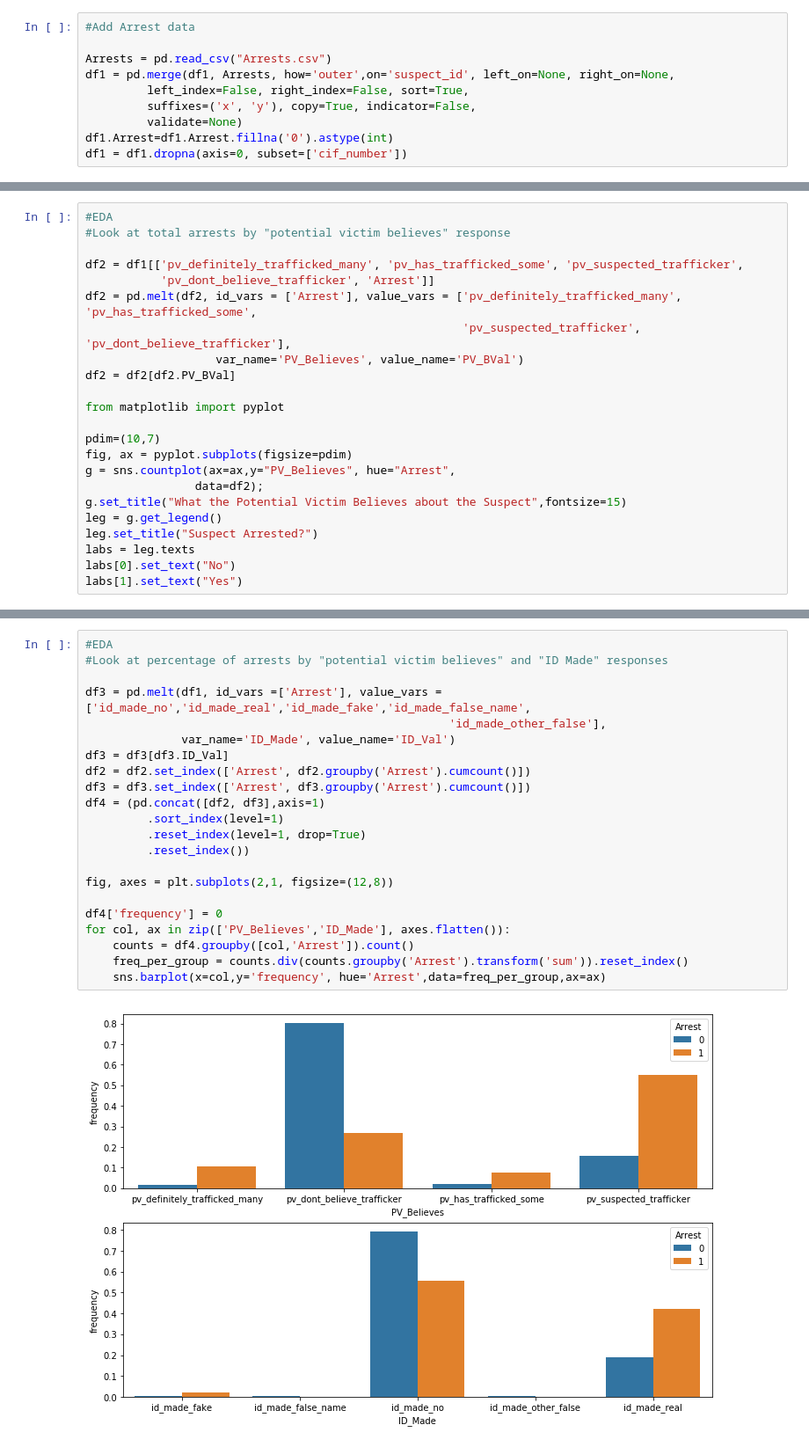
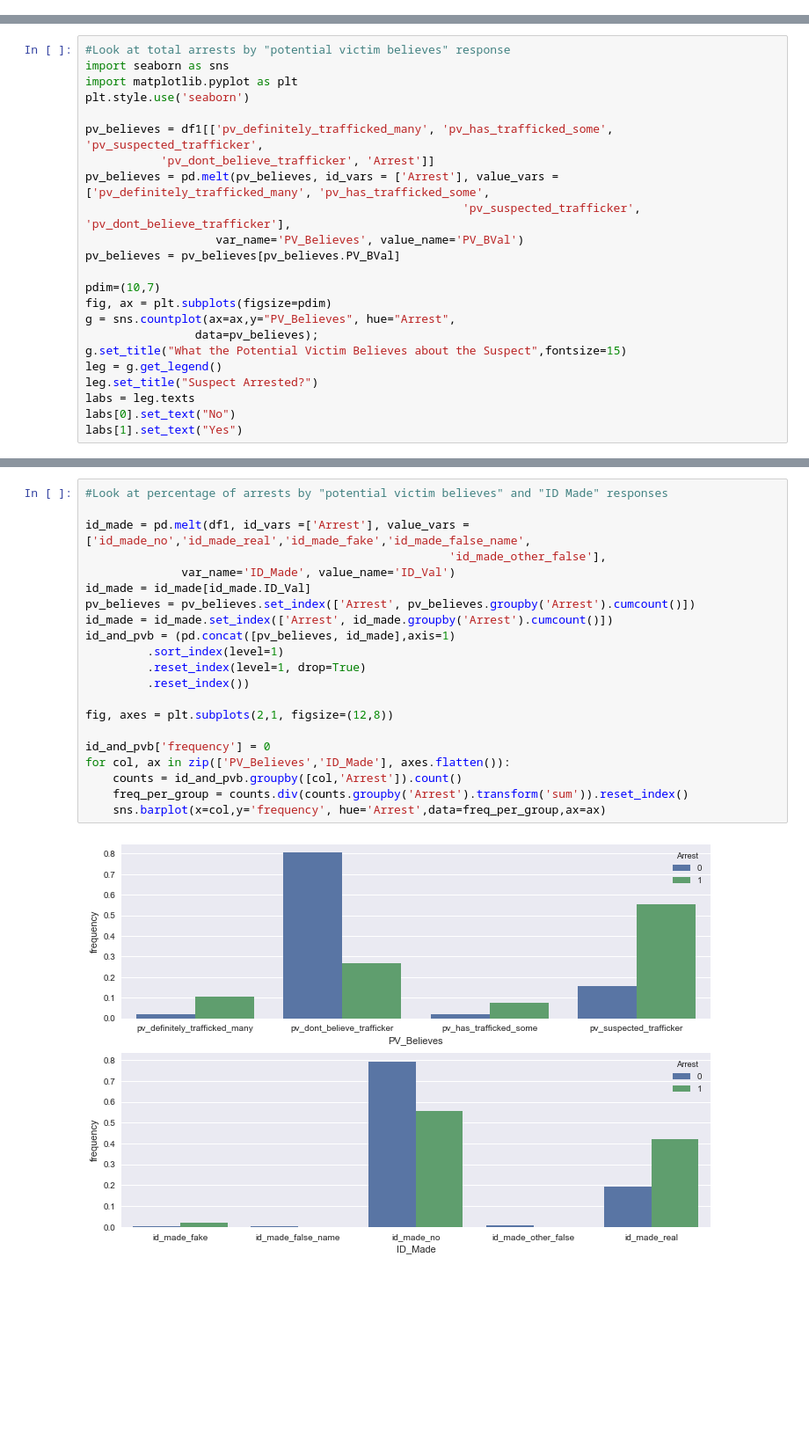
Before and after one commit to jahudlow/Data_Fellowship_Project, a Jupyter notebook: CD.ipynb, the cells around one changed output, grey strips where cells are left out. Shown at 88% size. Cells and saved outputs as stored; diff of their text form; blank space fills up the shorter version.

```diff
--- a/CD.ipynb
+++ b/CD.ipynb
@@ -56,10 +54,0 @@ df1.shape
-# %%
-#Add Arrest data
-
-Arrests = pd.read_csv("Arrests.csv")
-df1 = pd.merge(df1, Arrests, how='outer',on='suspect_id', left_on=None, right_on=None,
-         left_index=False, right_index=False, sort=True,
-         suffixes=('x', 'y'), copy=True, indicator=False,
-         validate=None)
-df1.Arrest=df1.Arrest.fillna('0').astype(int)
-df1 = df1.dropna(axis=0, subset=['cif_number'])
@@ -66,20 +57,20 @@ df1 = df1.dropna(axis=0, subset=['cif_number'])
 # %%
-#EDA
 #Look at total arrests by "potential victim believes" response
+import seaborn as sns
+import matplotlib.pyplot as plt
+plt.style.use('seaborn')
 
-df2 = df1[['pv_definitely_trafficked_many', 'pv_has_trafficked_some', 'pv_suspected_trafficker',
+pv_believes = df1[['pv_definitely_trafficked_many', 'pv_has_trafficked_some', 'pv_suspected_trafficker',
            'pv_dont_believe_trafficker', 'Arrest']]
-df2 = pd.melt(df2, id_vars = ['Arrest'], value_vars = ['pv_definitely_trafficked_many', 'pv_has_trafficked_some',
+pv_believes = pd.melt(pv_believes, id_vars = ['Arrest'], value_vars = ['pv_definitely_trafficked_many', 'pv_has_trafficked_some',
                                                        'pv_suspected_trafficker', 'pv_dont_believe_trafficker'],
                    var_name='PV_Believes', value_name='PV_BVal')
-df2 = df2[df2.PV_BVal]
-
-from matplotlib import pyplot
+pv_believes = pv_believes[pv_believes.PV_BVal]
 
 pdim=(10,7)
-fig, ax = pyplot.subplots(figsize=pdim)
+fig, ax = plt.subplots(figsize=pdim)
 g = sns.countplot(ax=ax,y="PV_Believes", hue="Arrest",
-                data=df2);
+                data=pv_believes);
 g.set_title("What the Potential Victim Believes about the Suspect",fontsize=15)
 leg = g.get_legend()
 leg.set_title("Suspect Arrested?")
@@ -91,24 +82,23 @@ labs[1].set_text("Yes")
 # %%
-#EDA
 #Look at percentage of arrests by "potential victim believes" and "ID Made" responses
 
-df3 = pd.melt(df1, id_vars =['Arrest'], value_vars =['id_made_no','id_made_real','id_made_fake','id_made_false_name',
+id_made = pd.melt(df1, id_vars =['Arrest'], value_vars =['id_made_no','id_made_real','id_made_fake','id_made_false_name',
                                                      'id_made_other_false'],
               var_name='ID_Made', value_name='ID_Val')
-df3 = df3[df3.ID_Val]
-df2 = df2.set_index(['Arrest', df2.groupby('Arrest').cumcount()])
-df3 = df3.set_index(['Arrest', df3.groupby('Arrest').cumcount()])
-df4 = (pd.concat([df2, df3],axis=1)
+id_made = id_made[id_made.ID_Val]
+pv_believes = pv_believes.set_index(['Arrest', pv_believes.groupby('Arrest').cumcount()])
+id_made = id_made.set_index(['Arrest', id_made.groupby('Arrest').cumcount()])
+id_and_pvb = (pd.concat([pv_believes, id_made],axis=1)
          .sort_index(level=1)
          .reset_index(level=1, drop=True)
          .reset_index())
 
 fig, axes = plt.subplots(2,1, figsize=(12,8))
 
-df4['frequency'] = 0
+id_and_pvb['frequency'] = 0
 for col, ax in zip(['PV_Believes','ID_Made'], axes.flatten()):
-    counts = df4.groupby([col,'Arrest']).count()
+    counts = id_and_pvb.groupby([col,'Arrest']).count()
     freq_per_group = counts.div(counts.groupby('Arrest').transform('sum')).reset_index()
     sns.barplot(x=col,y='frequency', hue='Arrest',data=freq_per_group,ax=ax)
 # %% [output]
-[figure, old version]
+[figure, new version]
```
Also changed, not shown: parts of 20 cells of this notebook, 1 other file.
